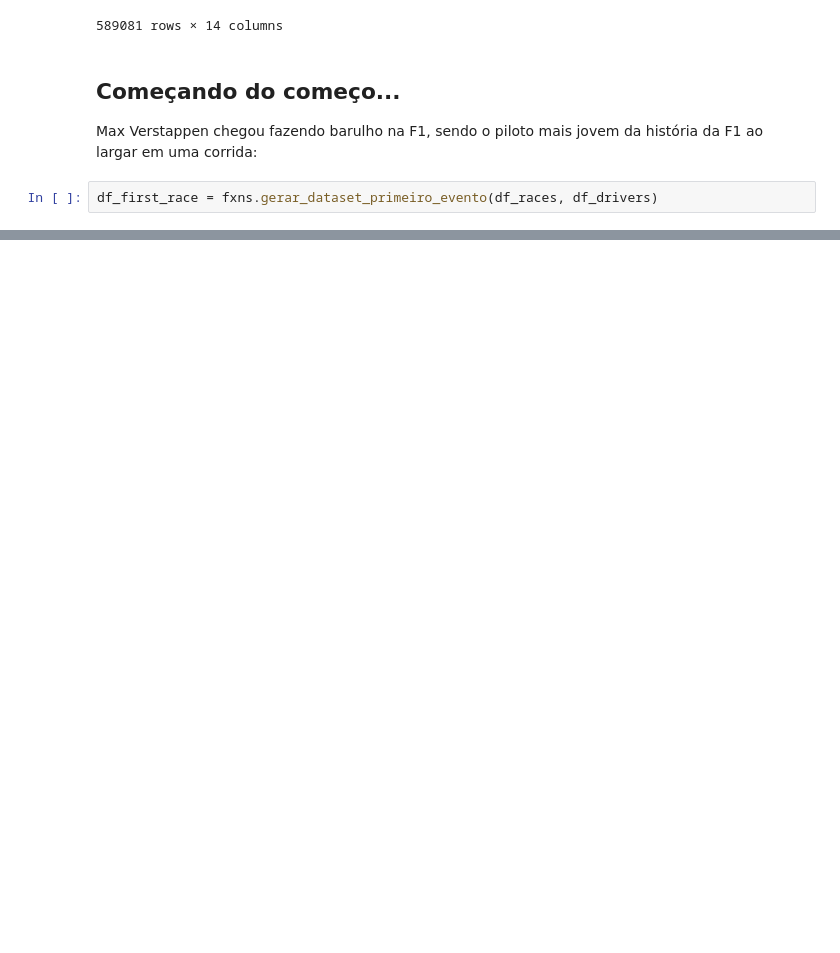
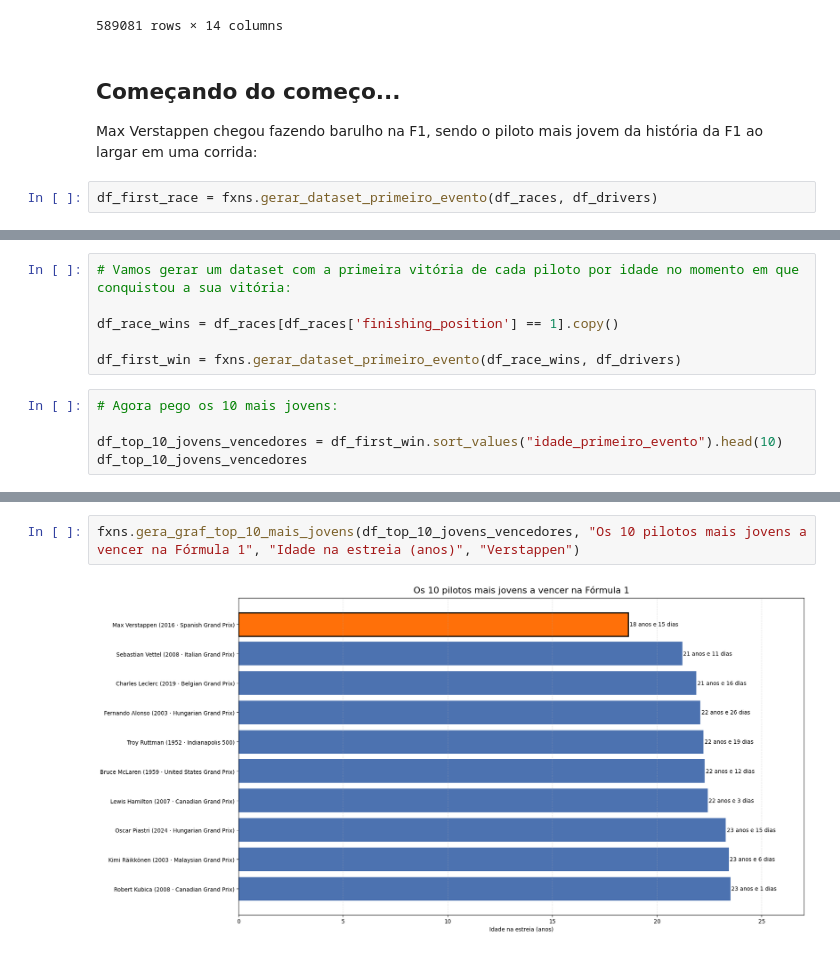
Before and after one commit to oaojVSM/f1_analytics, a Jupyter notebook: notebooks/analise_verstappen.ipynb, the cells around one changed output, grey strips where cells are left out. Cells and saved outputs as stored; diff of their text form; blank space fills up the shorter version.

```diff
--- a/notebooks/analise_verstappen.ipynb
+++ b/notebooks/analise_verstappen.ipynb
@@ -178,0 +130,11 @@ plt.show()
+# %%
+# Vamos gerar um dataset com a primeira vitória de cada piloto por idade no momento em que conquistou a sua vitória:
+
+df_race_wins = df_races[df_races['finishing_position'] == 1].copy()
+
+df_first_win = fxns.gerar_dataset_primeiro_evento(df_race_wins, df_drivers)
+# %%
+# Agora pego os 10 mais jovens:
+
+df_top_10_jovens_vencedores = df_first_win.sort_values("idade_primeiro_evento").head(10)
+df_top_10_jovens_vencedores
@@ -178,0 +153,4 @@ plt.show()
+# %%
+fxns.gera_graf_top_10_mais_jovens(df_top_10_jovens_vencedores, "Os 10 pilotos mais jovens a vencer na Fórmula 1", "Idade na estreia (anos)", "Verstappen")
+# %% [output]
+[figure, added]
```
Also changed, not shown: parts of 4 cells of this notebook, 1 other file.
